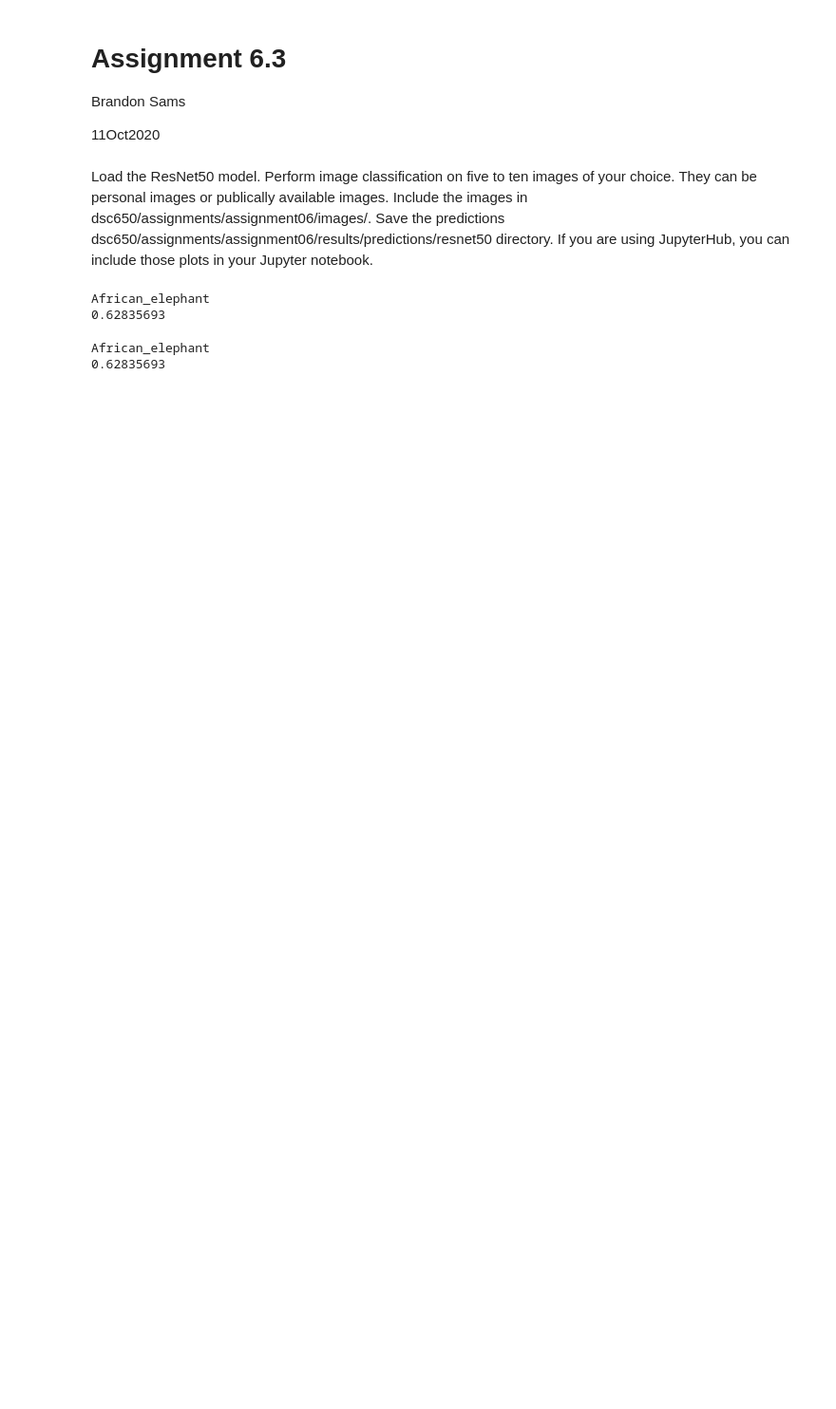
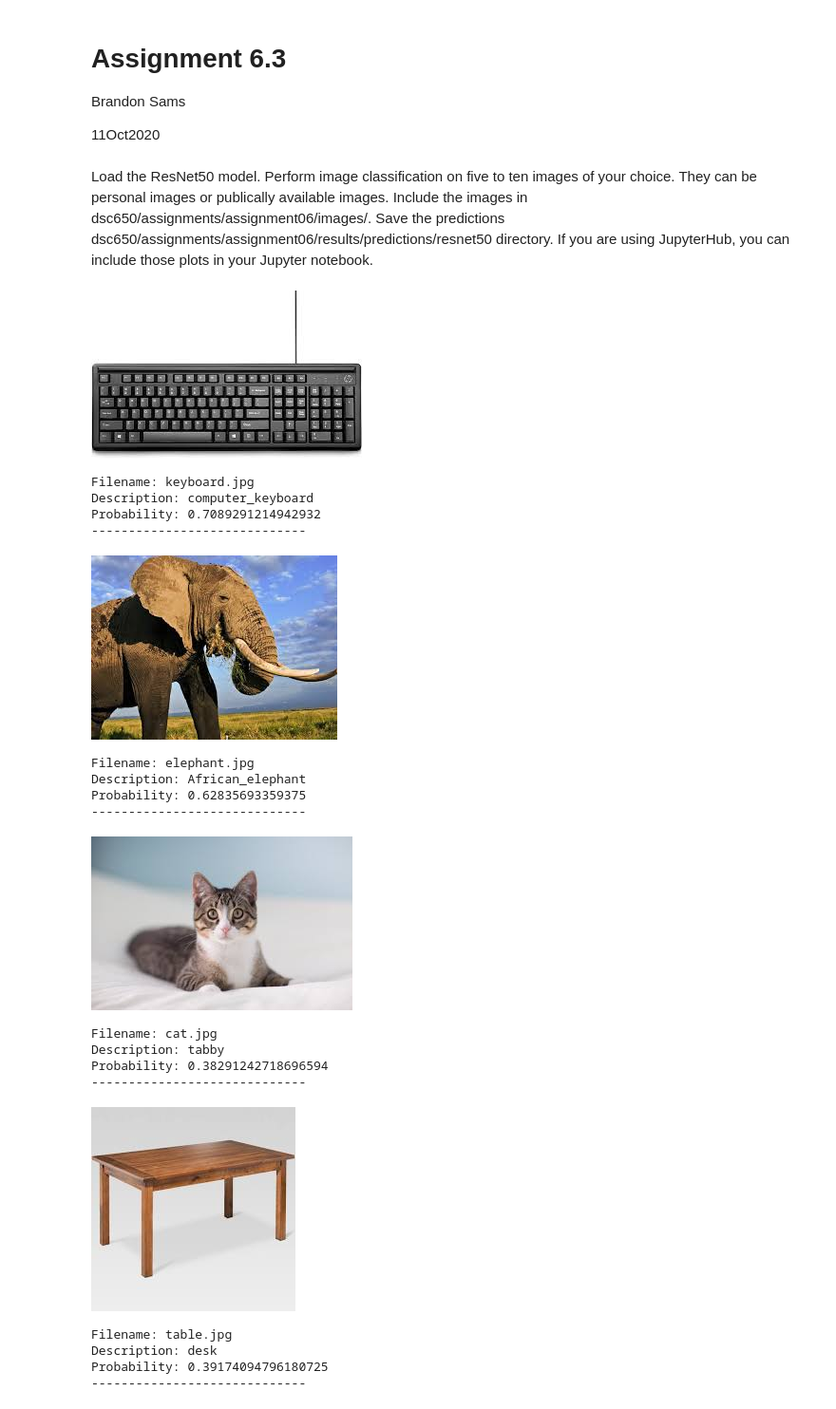
Before and after one commit to Brandonsams/dsc650, a Jupyter notebook: dsc650/assignments/assignment06/Assignment 6.3.ipynb, the cells around one changed output. Shown at 95% size. Saved outputs shown, nothing was run; the diff lists cells and outputs as text; code cells hidden in the pictures; blank space fills up the shorter version.

```diff
--- a/dsc650/assignments/assignment06/Assignment 6.3.ipynb
+++ b/dsc650/assignments/assignment06/Assignment 6.3.ipynb
@@ -11,6 +11,9 @@ from tensorflow.keras.applications.resnet50 import ResNet50
 from tensorflow.keras.preprocessing import image
 from tensorflow.keras.applications.resnet50 import preprocess_input, decode_predictions
 import numpy as np
+
+from IPython.core.interactiveshell import InteractiveShell
+InteractiveShell.ast_node_interactivity = "all"
 
 model = ResNet50(weights='imagenet')
 
@@ -24,30 +27,39 @@ def process_image(img_path):
 def predict_image(processed_image):
     preds = model.predict(processed_image)
     prediction = decode_predictions(preds, top=1)[0][0]
-    return(prediction)
-
-img = process_image('elephant.jpg')
-prediction = predict_image(img)
-description = prediction[1]
-probability = prediction[2]
-print(description)
-print(probability)
-
-#preds = model.predict(x)
-# decode the results into a list of tuples (class, description, probability)
-# (one such list for each sample in the batch)
-#print('Predicted:', decode_predictions(preds, top=1)[0][0][1])
-# Predicted: [(u'n02504013', u'Indian_elephant', 0.82658225), (u'n01871265', u'tusker', 0.1122357), (u'n02504458', u'African_elephant', 0.061040461)]
+    description = prediction[1]
+    probability = prediction[2]
+    return(description,probability)
-# %% [output]
-African_elephant
-0.62835693
-# %%
-img = process_image('elephant.jpg')
-prediction = predict_image(img)
-description = prediction[1]
-probability = prediction[2]
-print(description)
-print(probability)
-# %% [output]
-African_elephant
-0.62835693
+# %%
+import os
+import pandas as pd
+from IPython.display import Image
+
+directory = './6.3 Images/'
+
+for filename in os.listdir(directory):
+    img = process_image(f'{directory}{filename}')
+    (description,probability) = predict_image(img)
+    Image(filename=f'{directory}{filename}')
+    print(f'Filename: {filename}\nDescription: {description}\nProbability: {probability}\n-----------------------------')
+# %% [output]
+[figure, added]
+Filename: keyboard.jpg
+Description: computer_keyboard
+Probability: 0.7089291214942932
+-----------------------------
+[figure, added]
+Filename: elephant.jpg
+Description: African_elephant
+Probability: 0.62835693359375
+-----------------------------
+[figure, added]
+Filename: cat.jpg
+Description: tabby
+Probability: 0.38291242718696594
+-----------------------------
+[figure, added]
+Filename: table.jpg
+Description: desk
+Probability: 0.39174094796180725
+-----------------------------
```
Also changed, not shown: parts of 1 cell of this notebook, 18 other files.
